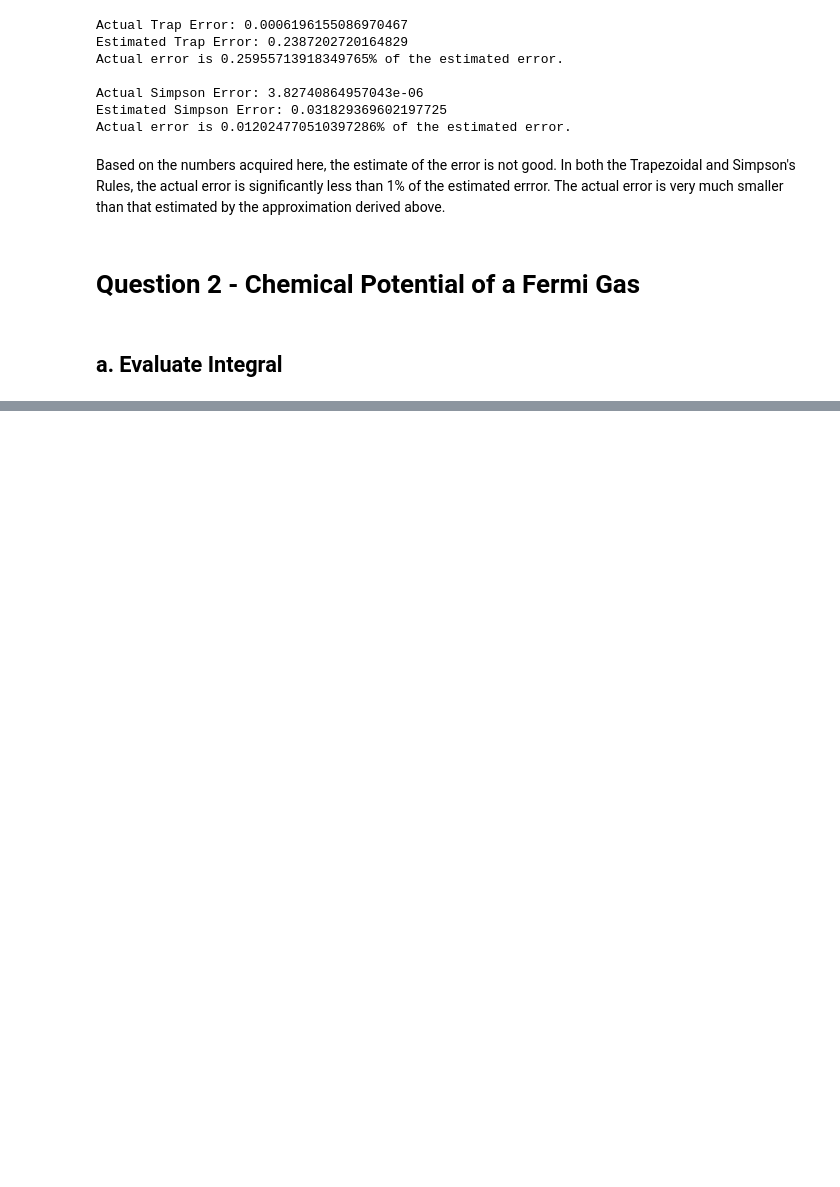
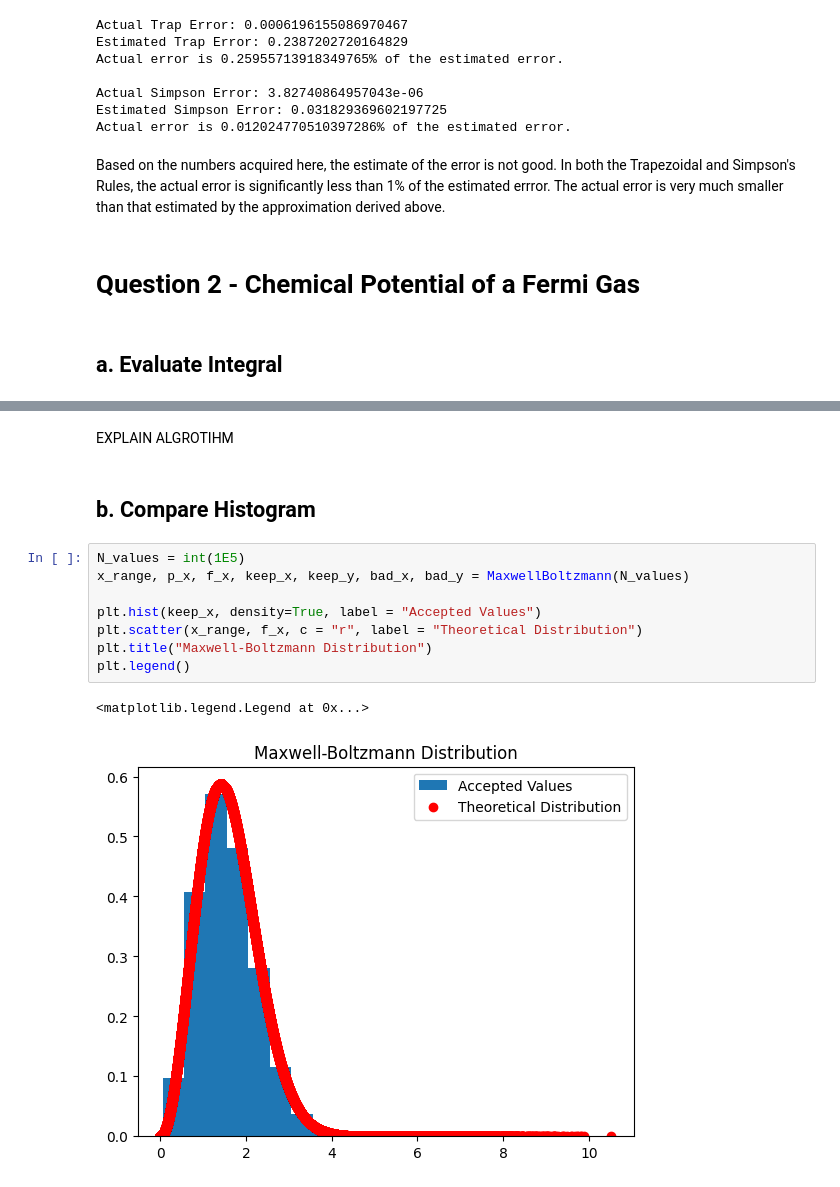
Before and after one commit to LFW25/PHYS512-Computational_Physics, a Jupyter notebook: Assignments/A2.ipynb, the cells around one changed output, grey strips where cells are left out. Cells and saved outputs as stored; diff of their text form; blank space fills up the shorter version.

```diff
--- a/Assignments/A2.ipynb
+++ b/Assignments/A2.ipynb
@@ -167,0 +244,15 @@ y = np.linspace(-10^3, 10^3, 10^6)
+# %% [markdown]
+EXPLAIN ALGROTIHM
+# %% [markdown]
+## **b. Compare Histogram**
+# %%
+N_values = int(1E5)
+x_range, p_x, f_x, keep_x, keep_y, bad_x, bad_y = MaxwellBoltzmann(N_values)
+
+plt.hist(keep_x, density=True, label = "Accepted Values")
+plt.scatter(x_range, f_x, c = "r", label = "Theoretical Distribution")
+plt.title("Maxwell-Boltzmann Distribution")
+plt.legend()
+# %% [output]
+<matplotlib.legend.Legend at 0x...>
+[figure, added]
```
Also changed, not shown: parts of 11 cells of this notebook.
